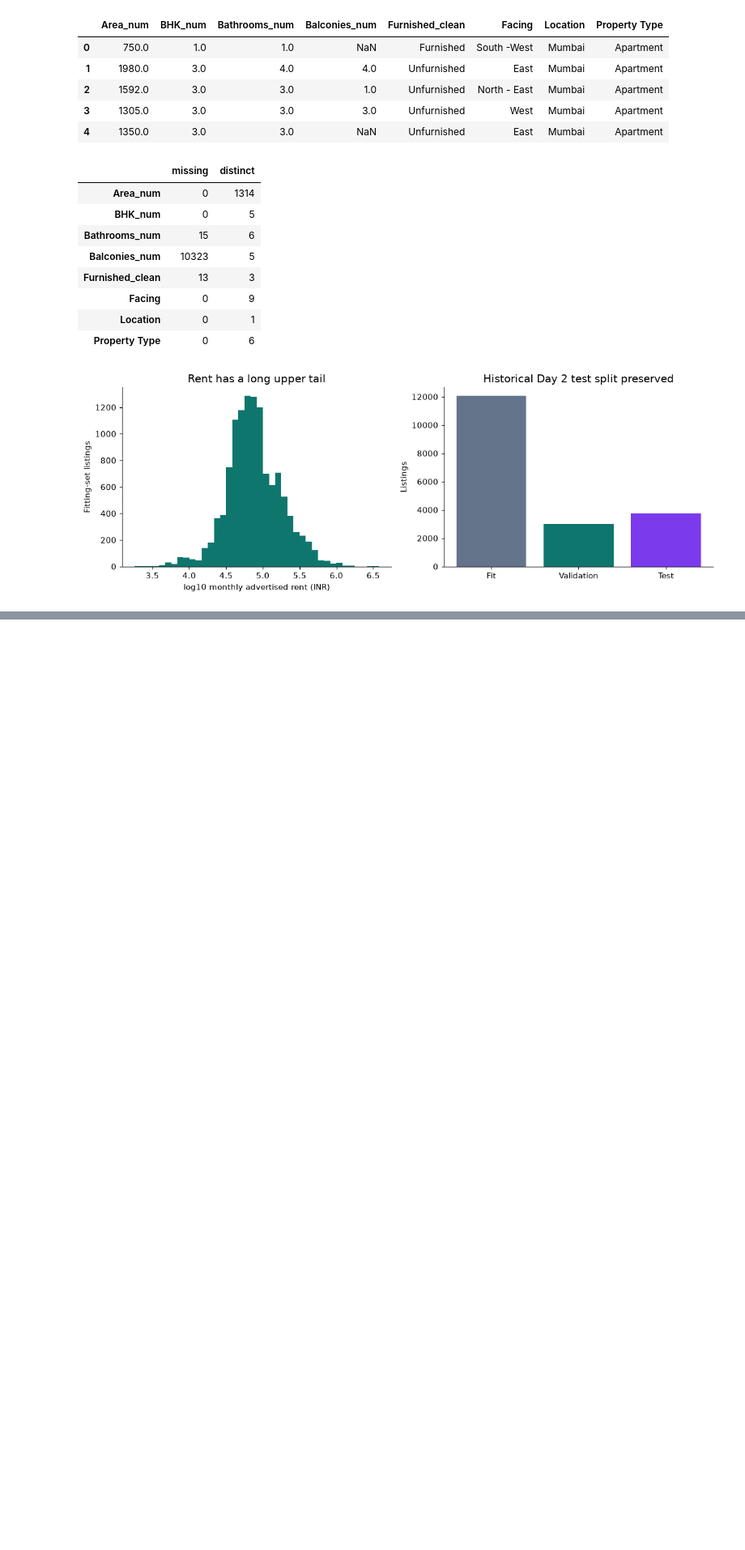
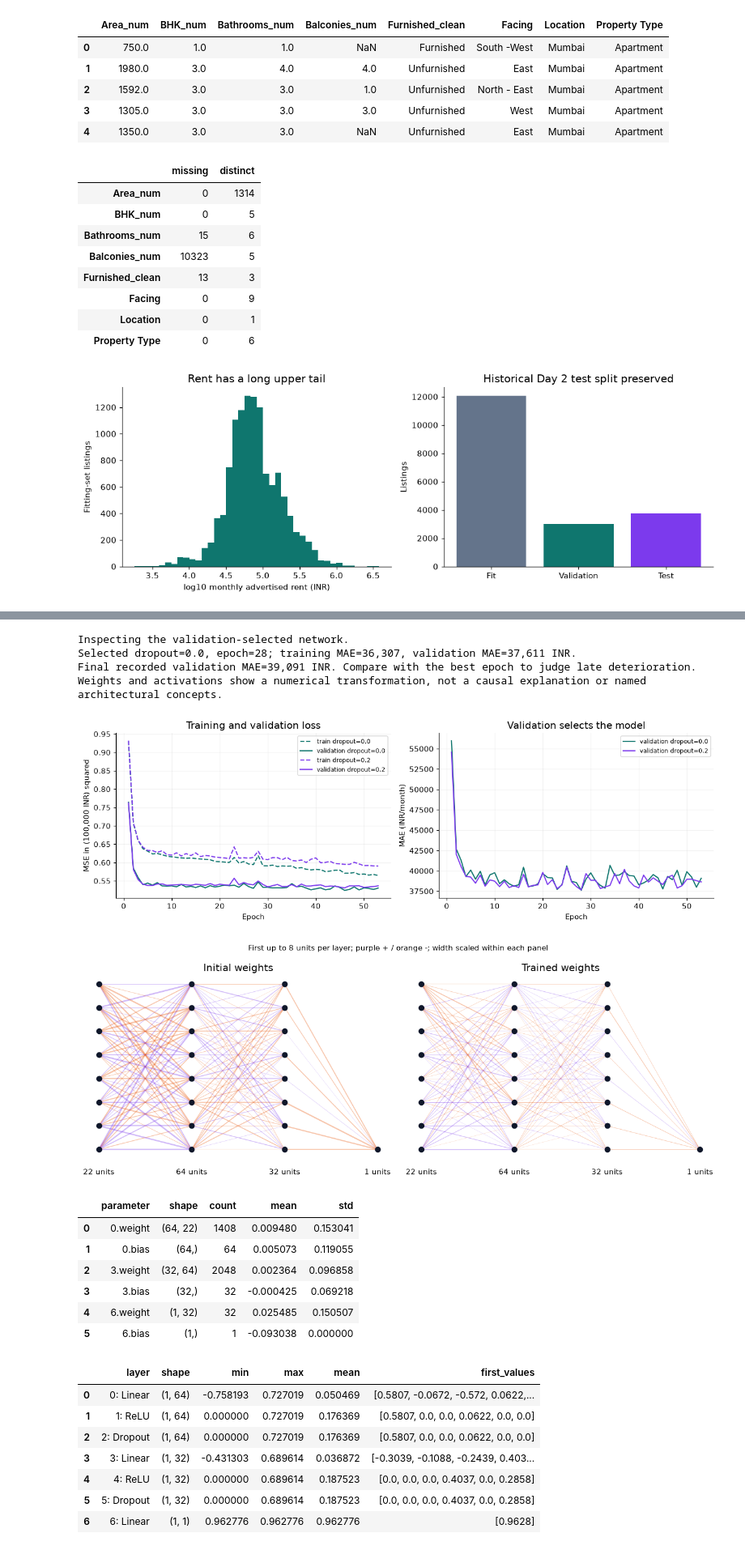
Before and after one commit to iaac-maai/group-3-day4-assignment, a Jupyter notebook: notebook/neural_network.ipynb, the cells around one changed output, grey strips where cells are left out. Shown at 81% size. Saved outputs shown, nothing was run; the diff lists cells and outputs as text; code cells hidden in the pictures; blank space fills up the shorter version.

Commit message:
Update neural network implementation

```diff
--- a/notebook/neural_network.ipynb
+++ b/notebook/neural_network.ipynb
@@ -123,0 +306,43 @@ Test rows matching outer training on features+target: 752
+# %%
+print('Inspecting the validation-selected network.' if TRAIN else 'Inspecting the saved final network; curves show the recorded validation experiment.')
+fig,axes=plt.subplots(1,2,figsize=(12,4))
+for d,c in zip([0.0,0.2],['#0f766e','#7c3aed']):
+    h=pd.read_csv(REPORT_DIR/f'history_dropout_{d:.1f}.csv')
+    axes[0].plot(h.epoch,h.train_loss,color=c,ls='--',label=f'train dropout={d}')
+    axes[0].plot(h.epoch,h.val_loss,color=c,label=f'validation dropout={d}')
+    axes[1].plot(h.epoch,h.val_MAE,color=c,label=f'validation dropout={d}')
+axes[0].set(xlabel='Epoch',ylabel='MSE in (100,000 INR) squared',title='Training and validation loss')
+axes[1].set(xlabel='Epoch',ylabel='MAE (INR/month)',title='Validation selects the model')
+for ax in axes: ax.legend(fontsize=8);ax.grid(alpha=.15)
+savefig('01_training_curves.png')
+draw_network(initial_model,tuned_model)
+display(parameter_table(tuned_model))
+display(layer_outputs(tuned_model,xv[:1]))
+parameter_table(tuned_model).to_csv(REPORT_DIR/'parameter_table.csv',index=False)
+layer_outputs(tuned_model,xv[:1]).to_csv(REPORT_DIR/'layer_outputs.csv',index=False)
+best_row=selected_history.loc[selected_history.val_MAE.idxmin()]
+print(f'Selected dropout={selected_dropout}, epoch={selected_epochs}; training MAE={best_row.train_MAE:,.0f}, validation MAE={best_row.val_MAE:,.0f} INR.')
+print(f'Final recorded validation MAE={selected_history.val_MAE.iloc[-1]:,.0f} INR. Compare with the best epoch to judge late deterioration.')
+print('Weights and activations show a numerical transformation, not a causal explanation or named architectural concepts.')
+# %% [output]
+Inspecting the validation-selected network.
+Selected dropout=0.0, epoch=28; training MAE=36,307, validation MAE=37,611 INR.
+Final recorded validation MAE=39,091 INR. Compare with the best epoch to judge late deterioration.
+Weights and activations show a numerical transformation, not a causal explanation or named architectural concepts.
+[figure, added]
+[figure, added]
+|  | parameter | shape | count | mean | std |
+| 0 | 0.weight | (64, 22) | 1408 | 0.009480 | 0.153041 |
+| 1 | 0.bias | (64,) | 64 | 0.005073 | 0.119055 |
+| 2 | 3.weight | (32, 64) | 2048 | 0.002364 | 0.096858 |
+| 3 | 3.bias | (32,) | 32 | -0.000425 | 0.069218 |
+| 4 | 6.weight | (1, 32) | 32 | 0.025485 | 0.150507 |
+| 5 | 6.bias | (1,) | 1 | -0.093038 | 0.000000 |
+|  | layer | shape | min | max | mean | first_values |
+| 0 | 0: Linear | (1, 64) | -0.758193 | 0.727019 | 0.050469 | [0.5807, -0.0672, -0.572, 0.0622,... |
+| 1 | 1: ReLU | (1, 64) | 0.000000 | 0.727019 | 0.176369 | [0.5807, 0.0, 0.0, 0.0622, 0.0, 0.0] |
+| 2 | 2: Dropout | (1, 64) | 0.000000 | 0.727019 | 0.176369 | [0.5807, 0.0, 0.0, 0.0622, 0.0, 0.0] |
+| 3 | 3: Linear | (1, 32) | -0.431303 | 0.689614 | 0.036872 | [-0.3039, -0.1088, -0.2439, 0.403... |
+| 4 | 4: ReLU | (1, 32) | 0.000000 | 0.689614 | 0.187523 | [0.0, 0.0, 0.0, 0.4037, 0.0, 0.2858] |
+| 5 | 5: Dropout | (1, 32) | 0.000000 | 0.689614 | 0.187523 | [0.0, 0.0, 0.0, 0.4037, 0.0, 0.2858] |
+| 6 | 6: Linear | (1, 1) | 0.962776 | 0.962776 | 0.962776 | [0.9628] |
```
Also changed, not shown: parts of 16 cells of this notebook.
